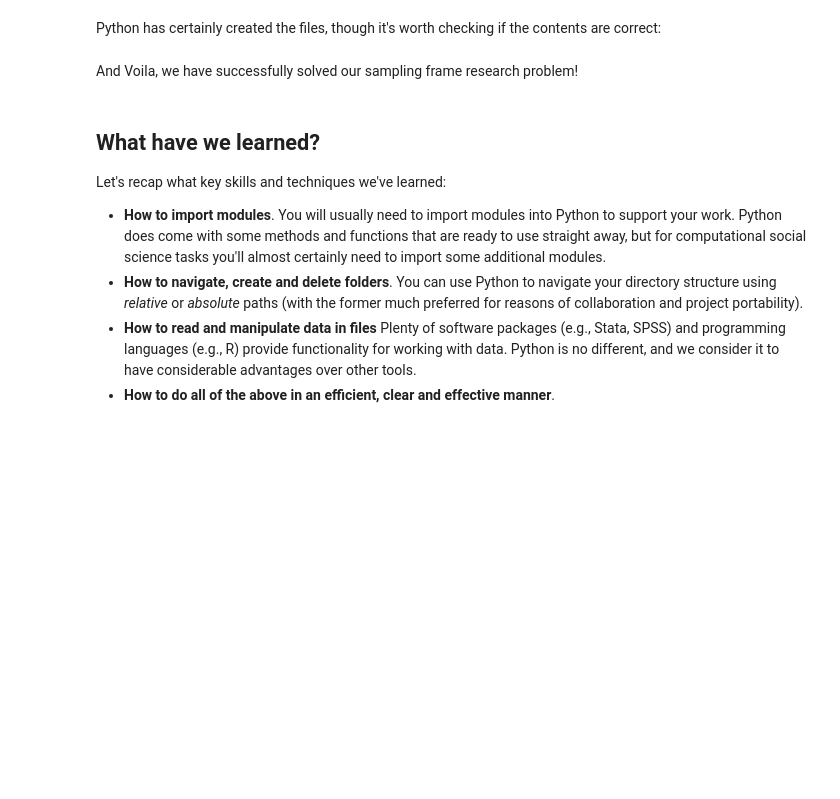
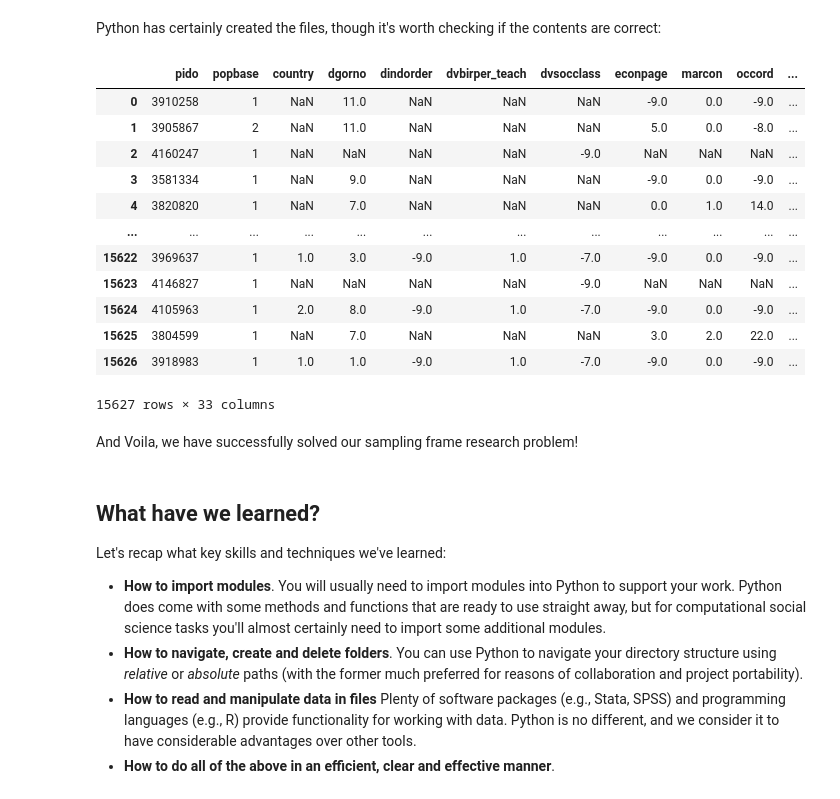
Before and after one commit to UKDataServiceOpen/computational-social-science, a Jupyter notebook: code/ukds-intro-to-python-2020-05-06.ipynb, the cells around one changed output. Cells and saved outputs as stored; diff of their text form; code cells hidden in the pictures; blank space fills up the shorter version.

```diff
--- a/code/ukds-intro-to-python-2020-05-06.ipynb
+++ b/code/ukds-intro-to-python-2020-05-06.ipynb
@@ -288,7 +382,22 @@ os.listdir("sampling-frame")
 Python has certainly created the files, though it's worth checking if the contents are correct:
 # %%
 random_sample_data = pd.read_csv("sampling-frame/census-random-sample.csv", encoding = "ISO-8859-1", index_col=False)
-random_sample_data.sample(10)
+random_sample_data
+# In this blah
+# %% [output]
+|  | pido | popbase | country | dgorno | dindorder | dvbirper_teach | dvsocclass | econpage | marcon | occord | ... |
+| 0 | 3910258 | 1 | NaN | 11.0 | NaN | NaN | NaN | -9.0 | 0.0 | -9.0 | ... |
+| 1 | 3905867 | 2 | NaN | 11.0 | NaN | NaN | NaN | 5.0 | 0.0 | -8.0 | ... |
+| 2 | 4160247 | 1 | NaN | NaN | NaN | NaN | -9.0 | NaN | NaN | NaN | ... |
+| 3 | 3581334 | 1 | NaN | 9.0 | NaN | NaN | NaN | -9.0 | 0.0 | -9.0 | ... |
+| 4 | 3820820 | 1 | NaN | 7.0 | NaN | NaN | NaN | 0.0 | 1.0 | 14.0 | ... |
+| ... | ... | ... | ... | ... | ... | ... | ... | ... | ... | ... | ... |
+| 15622 | 3969637 | 1 | 1.0 | 3.0 | -9.0 | 1.0 | -7.0 | -9.0 | 0.0 | -9.0 | ... |
+| 15623 | 4146827 | 1 | NaN | NaN | NaN | NaN | -9.0 | NaN | NaN | NaN | ... |
+| 15624 | 4105963 | 1 | 2.0 | 8.0 | -9.0 | 1.0 | -7.0 | -9.0 | 0.0 | -9.0 | ... |
+| 15625 | 3804599 | 1 | NaN | 7.0 | NaN | NaN | NaN | 3.0 | 2.0 | 22.0 | ... |
+| 15626 | 3918983 | 1 | 1.0 | 1.0 | -9.0 | 1.0 | -7.0 | -9.0 | 0.0 | -9.0 | ... |
+15627 rows × 33 columns
 # %% [markdown]
 And Voila, we have successfully solved our sampling frame research problem!
 # %% [markdown]
```
Also changed, not shown: parts of 21 cells of this notebook, 1 other file.
